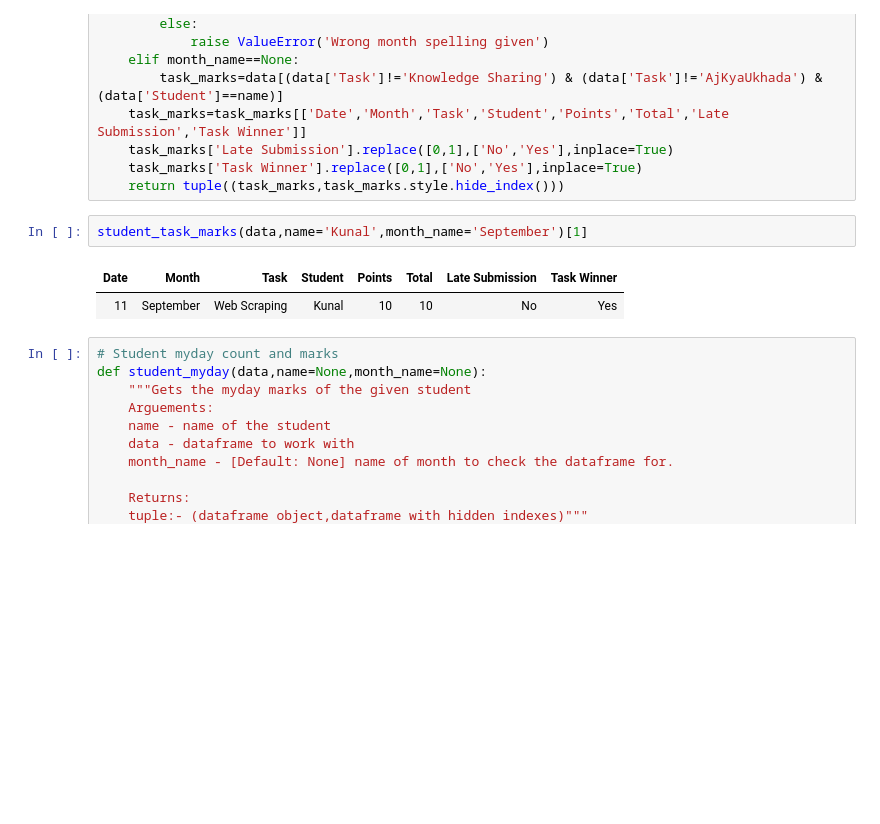
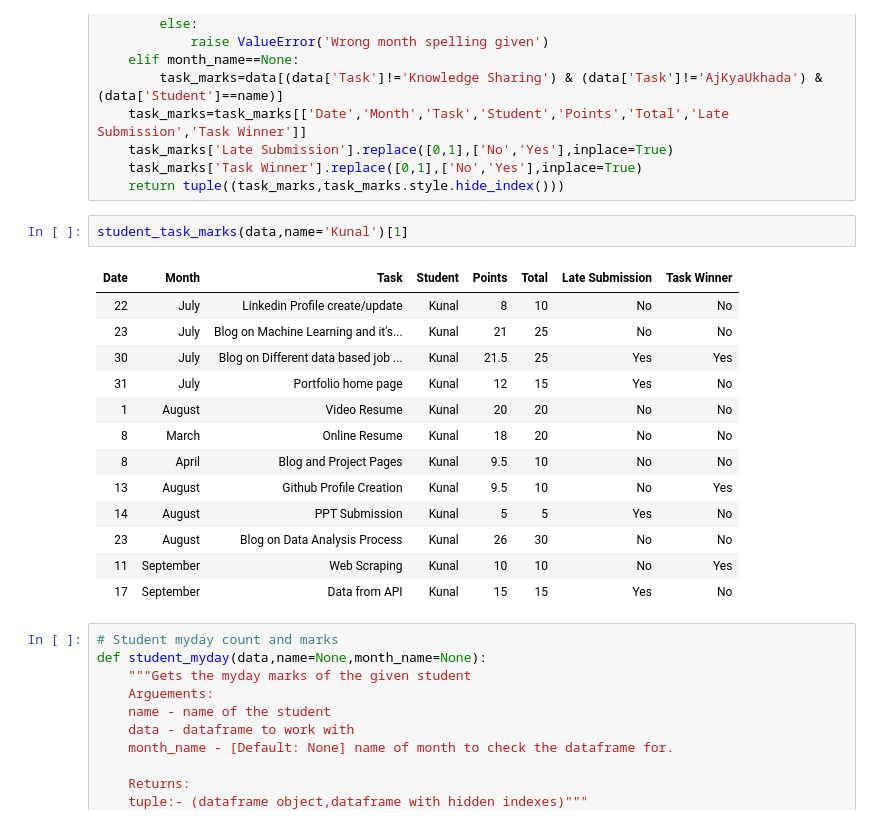
Before and after one commit to kunal-gohrani/Student-Report-Automation, a Jupyter notebook: Notebooks/AnalysisScriptCreator.ipynb, the cells around one changed output. Cells and saved outputs as stored; diff of their text form; blank space fills up the shorter version.

```diff
--- a/Notebooks/AnalysisScriptCreator.ipynb
+++ b/Notebooks/AnalysisScriptCreator.ipynb
@@ -375,10 +375,21 @@ def student_task_marks(data,name=None,month_name=None):
     task_marks['Task Winner'].replace([0,1],['No','Yes'],inplace=True)
     return tuple((task_marks,task_marks.style.hide_index()))
 # %%
-student_task_marks(data,name='Kunal',month_name='September')[1]
+student_task_marks(data,name='Kunal')[1]
 # %% [output]
 | Date | Month | Task | Student | Points | Total | Late Submission | Task Winner |
+| 22 | July | Linkedin Profile create/update | Kunal | 8 | 10 | No | No |
+| 23 | July | Blog on Machine Learning and it's... | Kunal | 21 | 25 | No | No |
+| 30 | July | Blog on Different data based job ... | Kunal | 21.5 | 25 | Yes | Yes |
+| 31 | July | Portfolio home page | Kunal | 12 | 15 | Yes | No |
+| 1 | August | Video Resume | Kunal | 20 | 20 | No | No |
+| 8 | March | Online Resume | Kunal | 18 | 20 | No | No |
+| 8 | April | Blog and Project Pages | Kunal | 9.5 | 10 | No | No |
+| 13 | August | Github Profile Creation | Kunal | 9.5 | 10 | No | Yes |
+| 14 | August | PPT Submission | Kunal | 5 | 5 | Yes | No |
+| 23 | August | Blog on Data Analysis Process | Kunal | 26 | 30 | No | No |
 | 11 | September | Web Scraping | Kunal | 10 | 10 | No | Yes |
+| 17 | September | Data from API | Kunal | 15 | 15 | Yes | No |
 # %%
 # Student myday count and marks
 def student_myday(data,name=None,month_name=None):
```
Also changed, not shown: parts of 6 cells of this notebook, 2 other files.
